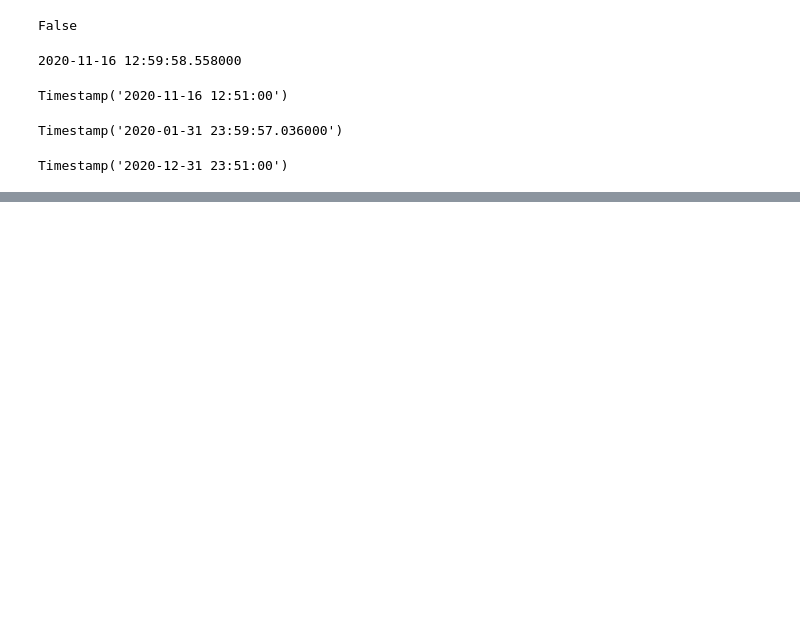
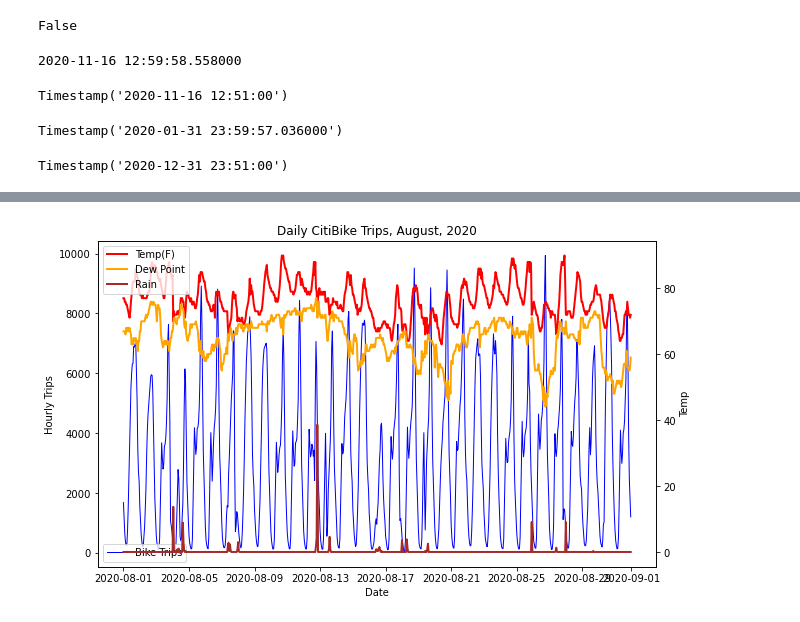
Before and after one commit to leckieje/fair_weather_cyclists, a Jupyter notebook: bike_weather_20.ipynb, the cells around one changed output, grey strips where cells are left out. Drawn from its saved outputs; the diff is of its cells as text; code cells hidden in the pictures; blank space fills up the shorter version.

Commit message:
zoom in on chart functions done

```diff
--- a/bike_weather_20.ipynb
+++ b/bike_weather_20.ipynb
@@ -1003,0 +1009,8 @@ chart_ride_weather(july_xy_wk, ax, 'July 7-17')
+# %%
+august_rides = get_period(8, 0, 0)
+august_xy = get_y(august_rides)
+# %%
+fig, ax = plt.subplots(figsize=(10,6))
+chart_ride_weather(august_xy, ax, 'August')
+# %% [output]
+[figure, added]
```
Also changed, not shown: parts of 81 cells of this notebook.
